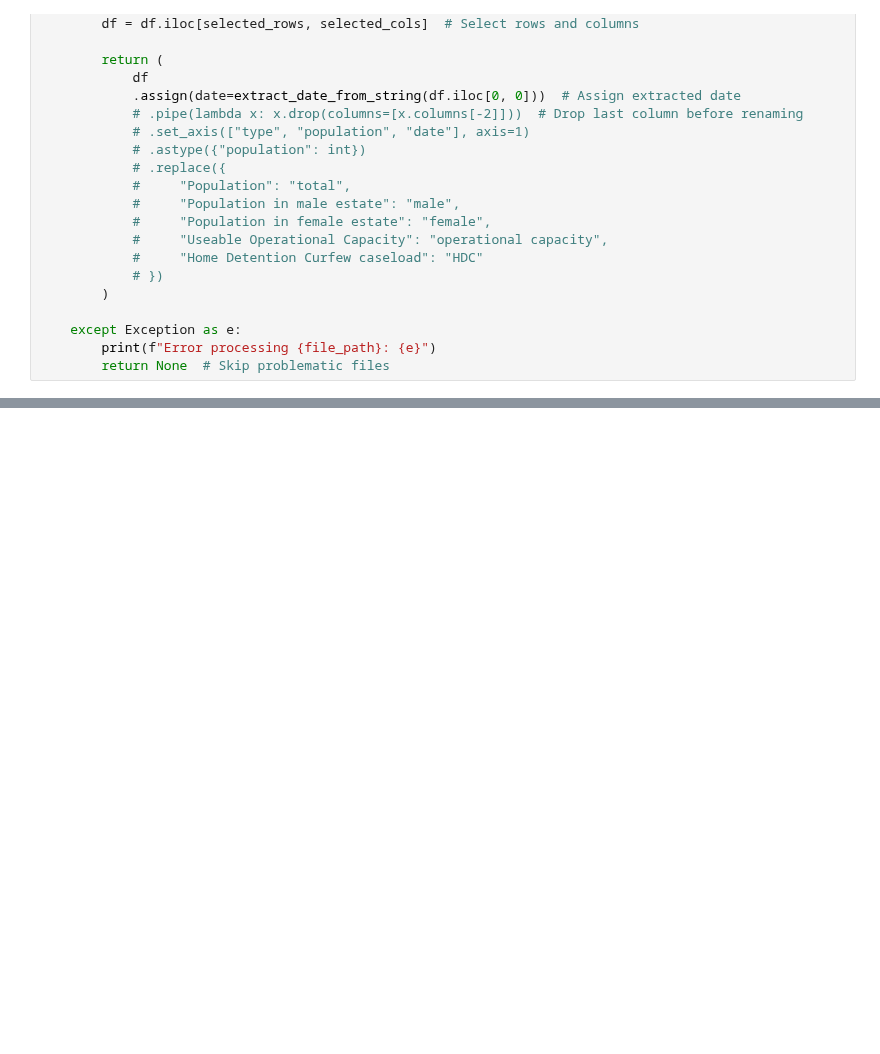
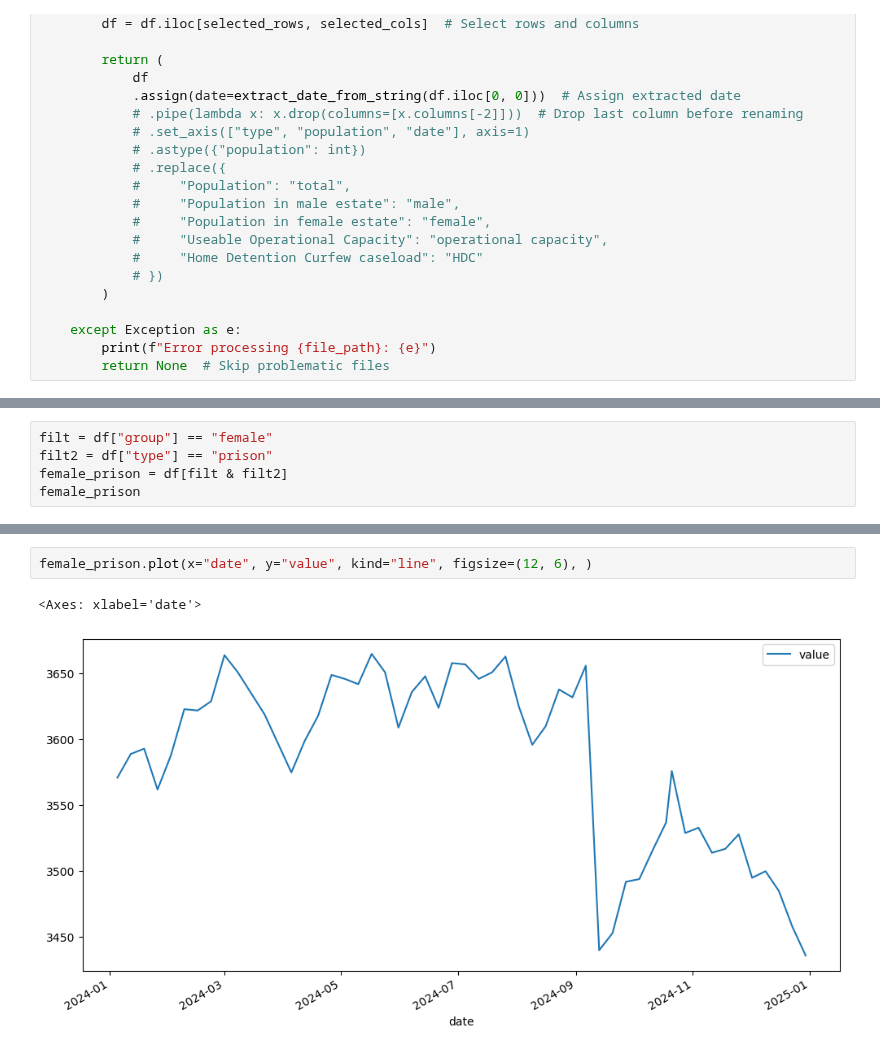
Before and after one commit to Prison-Reform-Trust/Prison-population, a Jupyter notebook: Notebooks/0.2-ah-combining_population_data.ipynb, the cells around one changed output, grey strips where cells are left out. Saved outputs shown, nothing was run; the diff lists cells and outputs as text; blank space fills up the shorter version.

```diff
--- a/Notebooks/0.2-ah-combining_population_data.ipynb
+++ b/Notebooks/0.2-ah-combining_population_data.ipynb
@@ -602,0 +821,5 @@ Processing data/raw/2024/prison-pop-10-may-2024.ods as historic format
+# %%
+filt = df["group"] == "female"
+filt2 = df["type"] == "prison"
+female_prison = df[filt & filt2]
+female_prison
@@ -602,0 +844,5 @@ Processing data/raw/2024/prison-pop-10-may-2024.ods as historic format
+# %%
+female_prison.plot(x="date", y="value", kind="line", figsize=(12, 6), )
+# %% [output]
+<Axes: xlabel='date'>
+[figure, added]
```
Also changed, not shown: parts of 62 cells of this notebook.
